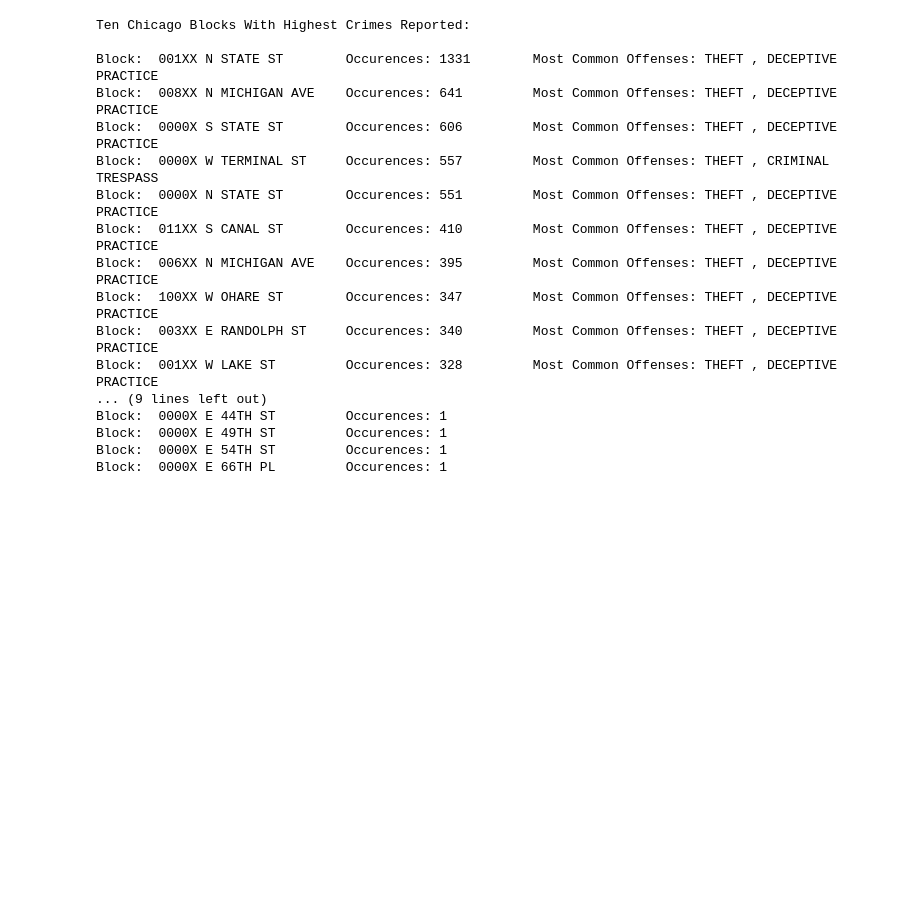
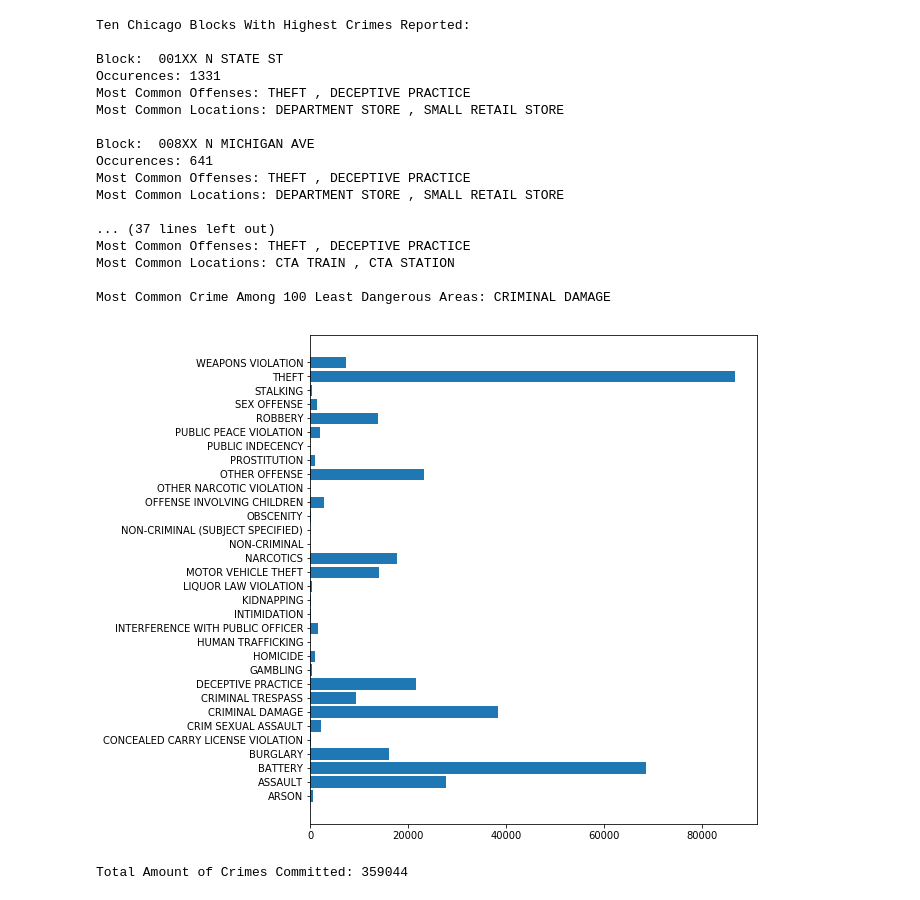
Before and after one commit to ChristopherOtten/CS-3753-Data-Science-Project, a Jupyter notebook: CS3753_project.ipynb, the cells around one changed output. Cells and saved outputs as stored; diff of their text form; code cells hidden in the pictures; blank space fills up the shorter version.

Commit message:
Bar Graph/Common Crime in Safe Areas

```diff
--- a/CS3753_project.ipynb
+++ b/CS3753_project.ipynb
@@ -2,9 +2,12 @@
 import pandas as pd
 import numpy as np
 from collections import Counter
+import matplotlib.pyplot as plt, pylab
 
 #constants to quickly references the columns
 BLOCK = 'Block'
+PRIMARYTYPE = 'Primary Type'
+LOCATIONDESCRIPTION = 'Location Description'
 
 #function to read the crime statistics file and return
 #a clean dataframe
@@ -19,6 +22,7 @@ def getCleanCrimeData():
 def funcExample(data):
     print(data.dtypes)
 
+#Gather 10 most dangerous areas, display occurences, and top crimes committed
 def topCrimeBlocks(npdata):
 
     #returns 2 arrays, one for all blocks, another for number of times
@@ -40,7 +44,7 @@ def topCrimeBlocks(npdata):
 
         #get most common crime in specific location
         crimes = npdata[npdata[BLOCK]==block]
-        allCrimes, c = np.unique(crimes['Primary Type'], return_counts=True)
+        allCrimes, c = np.unique(crimes[PRIMARYTYPE], return_counts=True)
 
         #find 2 most common crimes, delete entries to not allow duplicates
         crimeIndex = c.argmax()
@@ -50,57 +54,87 @@ def topCrimeBlocks(npdata):
         crimeIndex = c.argmax()
         offense2 = allCrimes[crimeIndex]
 
+        #get most common location of crimes
+        location = npdata[npdata[BLOCK]==block]
+        allLocations, co = np.unique(crimes[LOCATIONDESCRIPTION], return_counts=True)
+
+        #find 2 most location of crimes, delete entries to not allow duplicates
+        localIndex = co.argmax()
+        location1 = allLocations[localIndex]
+        co = np.delete(co,localIndex)
+        allLocations = np.delete(allLocations,localIndex)
+        localIndex = co.argmax()
+        location2 = allLocations[localIndex]
+
         #print results
-        print("Block: ",block,"\tOccurences:",total,"\tMost Common Offenses:",offense1,",",offense2)
+        print("Block: ",block,"\nOccurences:",total," \nMost Common Offenses:",offense1,",",offense2,"\nMost Common Locations:",location1,",",location2,"\n")
 
 def leastCrimeBlocks(npdata):
 
     #returns 2 arrays, one for all blocks, another for number of times
     #blocks appear
     allBlocks, counts = np.unique(npdata[BLOCK], return_counts=True)
-    print("\nTen Chicago Blocks With Lowest Crimes Reported:\n")
+
+    al = np.array(['0'])
 
     #finds and prints 10 most crime ridden blocks
-    for i in range(0,10):
+    for i in range(0,100):
         blockIndex = counts.argmin()
         total = counts[blockIndex]
         block = allBlocks[blockIndex]
 
-        counts = np.delete(counts,blockIndex)
-        allBlocks = np.delete(allBlocks,blockIndex)
+        crimes = npdata[npdata[BLOCK]==block]
+        al = np.append(al,crimes[PRIMARYTYPE])
+        allC = np.unique(al)
 
-        print("Block: ",block,"\tOccurences:",total)
+    allC = ' '.join(allC[1:])
+    print("Most Common Crime Among 100 Least Dangerous Areas:",allC)
+
+#create bar chart of total offenses
+def barOffenses(npdata):
+
+    allCrimes, c = np.unique(npdata[PRIMARYTYPE], return_counts=True)
+
+    plt.figure(figsize=(8,9))
+    plt.barh(allCrimes,c)
+    plt.show()
+    print("Total Amount of Crimes Committed:",c.sum())
 
 #main function in which runs all functions, no logic in main only reference
 #to another function
 
 #when pushing to the repo make sure to comment our your function
 #at the end we can uncomment and run.
 def main():
     # only read from file once, use data in other functions
     data = getCleanCrimeData()
+
     #example function for each problem
     #funcExample(data)
+
     topCrimeBlocks(data)
     leastCrimeBlocks(data)
+    barOffenses(data)
 
 if __name__ == "__main__":
     main()
 # %% [output]
 Ten Chicago Blocks With Highest Crimes Reported:
 
-Block:  001XX N STATE ST        Occurences: 1331        Most Common Offenses: THEFT , DECEPTIVE PRACTICE
-Block:  008XX N MICHIGAN AVE    Occurences: 641         Most Common Offenses: THEFT , DECEPTIVE PRACTICE
-Block:  0000X S STATE ST        Occurences: 606         Most Common Offenses: THEFT , DECEPTIVE PRACTICE
-Block:  0000X W TERMINAL ST     Occurences: 557         Most Common Offenses: THEFT , CRIMINAL TRESPASS
-Block:  0000X N STATE ST        Occurences: 551         Most Common Offenses: THEFT , DECEPTIVE PRACTICE
-Block:  011XX S CANAL ST        Occurences: 410         Most Common Offenses: THEFT , DECEPTIVE PRACTICE
-Block:  006XX N MICHIGAN AVE    Occurences: 395         Most Common Offenses: THEFT , DECEPTIVE PRACTICE
-Block:  100XX W OHARE ST        Occurences: 347         Most Common Offenses: THEFT , DECEPTIVE PRACTICE
-Block:  003XX E RANDOLPH ST     Occurences: 340         Most Common Offenses: THEFT , DECEPTIVE PRACTICE
-Block:  001XX W LAKE ST         Occurences: 328         Most Common Offenses: THEFT , DECEPTIVE PRACTICE
-... (9 lines left out)
-Block:  0000X E 44TH ST         Occurences: 1
-Block:  0000X E 49TH ST         Occurences: 1
-Block:  0000X E 54TH ST         Occurences: 1
-Block:  0000X E 66TH PL         Occurences: 1
+Block:  001XX N STATE ST
+Occurences: 1331
+Most Common Offenses: THEFT , DECEPTIVE PRACTICE
+Most Common Locations: DEPARTMENT STORE , SMALL RETAIL STORE
+
+Block:  008XX N MICHIGAN AVE
+Occurences: 641
+Most Common Offenses: THEFT , DECEPTIVE PRACTICE
+Most Common Locations: DEPARTMENT STORE , SMALL RETAIL STORE
+
+... (37 lines left out)
+Most Common Offenses: THEFT , DECEPTIVE PRACTICE
+Most Common Locations: CTA TRAIN , CTA STATION
+
+Most Common Crime Among 100 Least Dangerous Areas: CRIMINAL DAMAGE
+[figure, added]
+Total Amount of Crimes Committed: 359044
```
